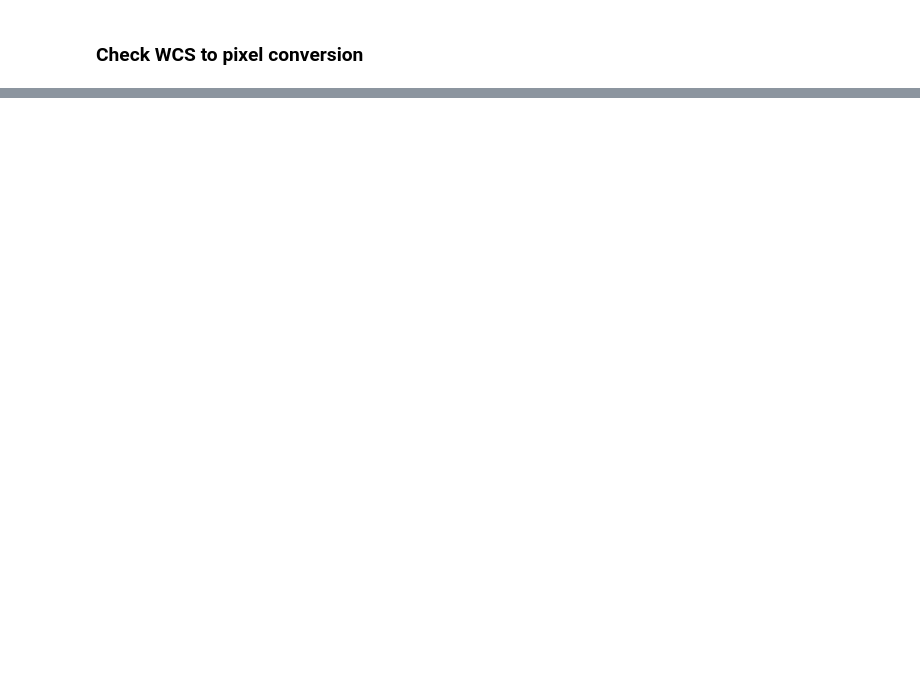
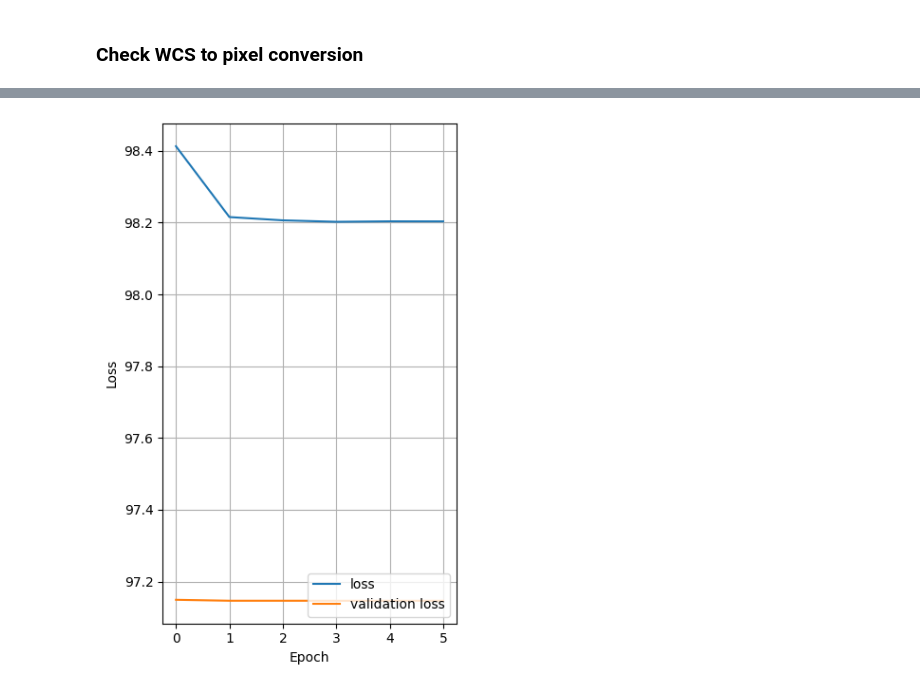
Before and after one commit to ambra-dipiano/astroAI, a Jupyter notebook: astroai/notebooks/cnn-regressor.ipynb, the cells around one changed output, grey strips where cells are left out. Cells and saved outputs as stored; diff of their text form; code cells hidden in the pictures; blank space fills up the shorter version.

```diff
--- a/astroai/notebooks/cnn-regressor.ipynb
+++ b/astroai/notebooks/cnn-regressor.ipynb
@@ -104,0 +122,21 @@ sky
+# %%
+import matplotlib.pyplot as plt
+
+history = np.load(f'/data01/homes/dipiano/astroAI/astroai/models/{savename}_history.npy',
+                  allow_pickle='TRUE').item()
+
+
+fig, ax = plt.subplots(figsize=(4, 6))
+
+ax.plot(history['loss'], label='loss')
+ax.plot(history['val_loss'], label = 'validation loss')
+ax.set_xlabel('Epoch')
+ax.set_ylabel('Loss')
+#ax.set_ylim([0.2,0.65])
+ax.grid()
+ax.legend(loc='lower right')
+
+plt.tight_layout()
+plt.show()
+# %% [output]
+[figure, added]
```
Also changed, not shown: parts of 12 cells of this notebook, 2 other files.
